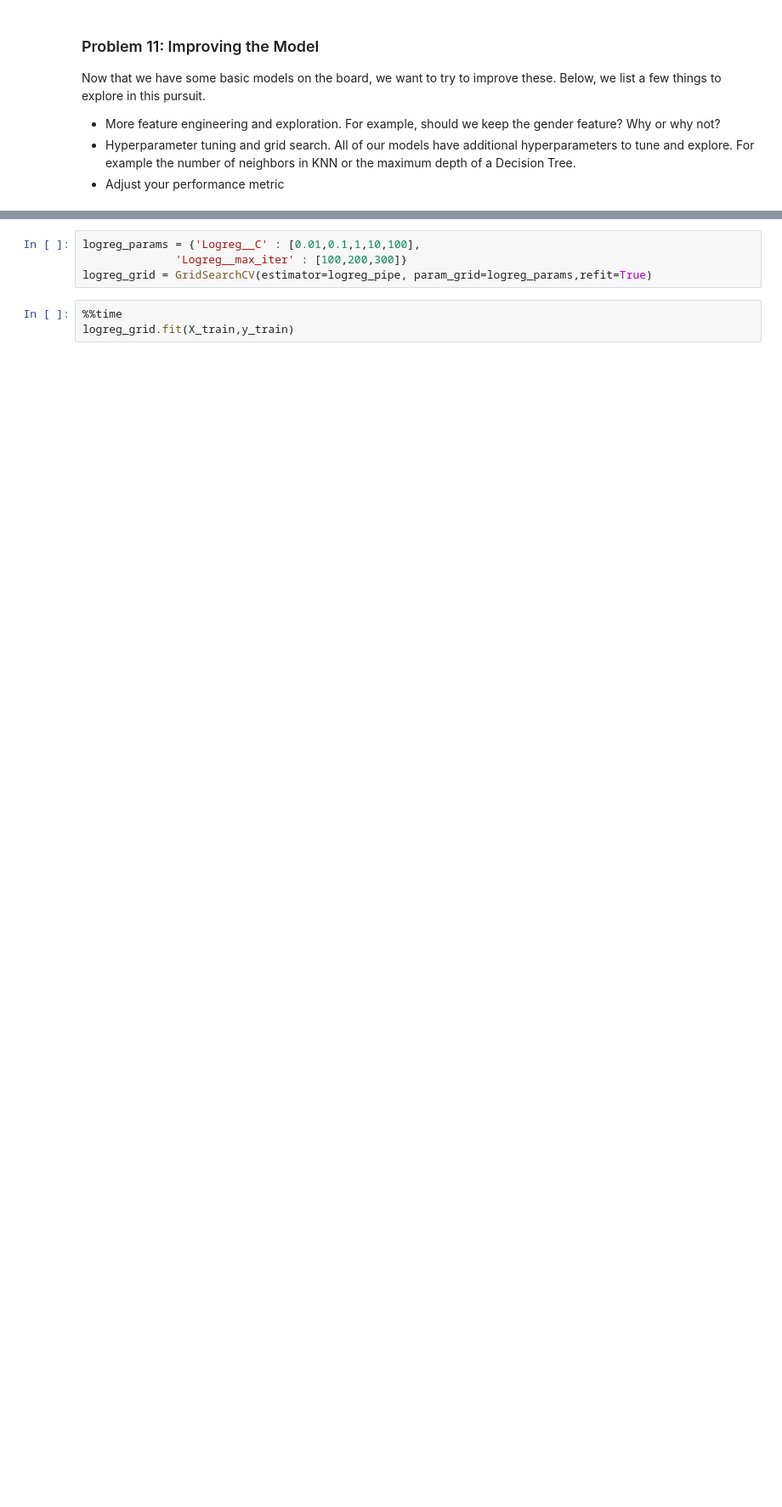
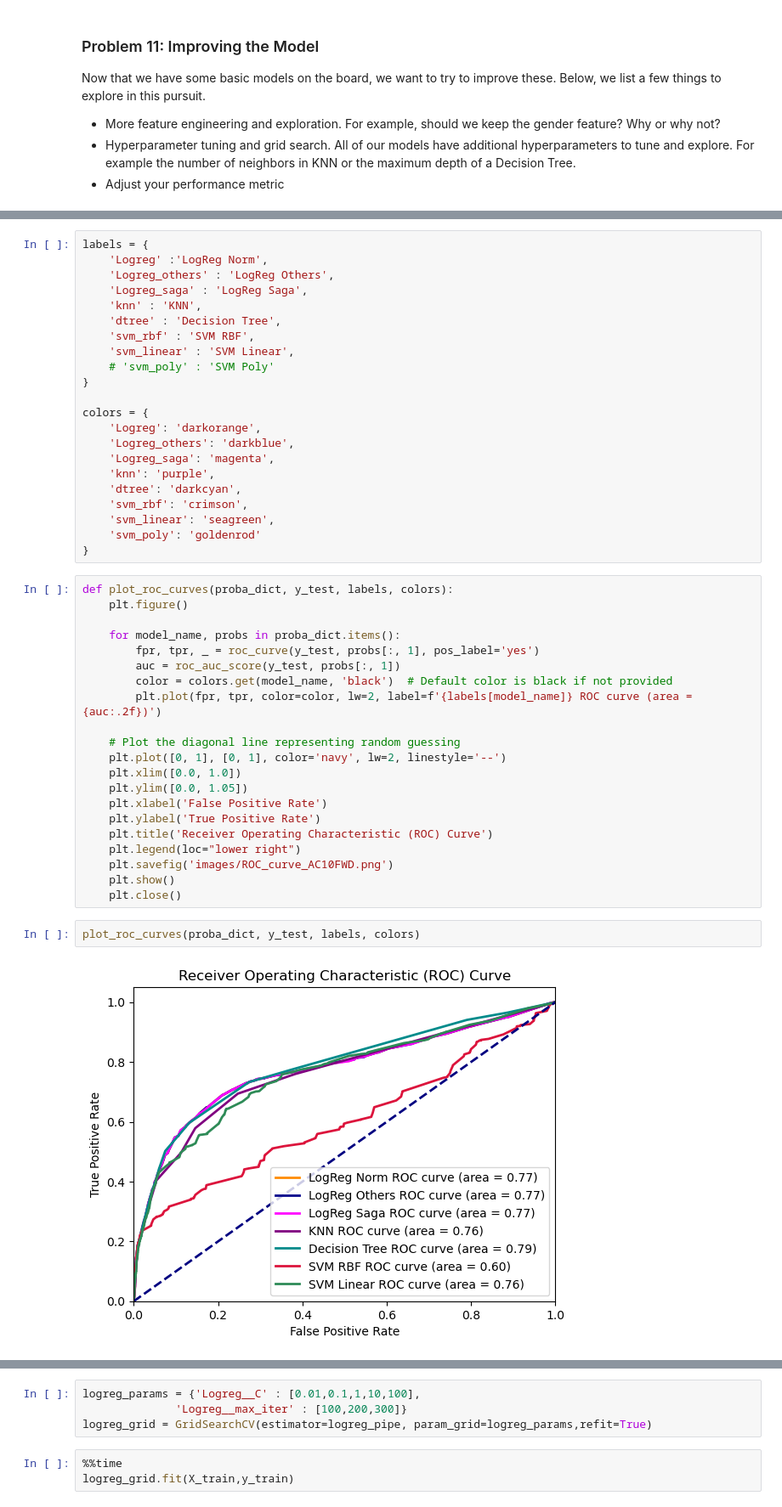
Before and after one commit to er-robins/Bank_Marketing_Campaign, a Jupyter notebook: Bank_Marketing_Campaign.ipynb, the cells around one changed output, grey strips where cells are left out. Shown: that part at 85% size. Saved outputs shown, nothing was run; the diff lists cells and outputs as text; blank space fills up the shorter version.

```diff
--- a/Bank_Marketing_Campaign.ipynb
+++ b/Bank_Marketing_Campaign.ipynb
@@ -366,0 +712,47 @@ param_grid =  {
+# %%
+labels = {
+    'Logreg' :'LogReg Norm',
+    'Logreg_others' : 'LogReg Others',
+    'Logreg_saga' : 'LogReg Saga',
+    'knn' : 'KNN',
+    'dtree' : 'Decision Tree',
+    'svm_rbf' : 'SVM RBF',
+    'svm_linear' : 'SVM Linear',
+    # 'svm_poly' : 'SVM Poly'
+}
+
+colors = {
+    'Logreg': 'darkorange',
+    'Logreg_others': 'darkblue',
+    'Logreg_saga': 'magenta',
+    'knn': 'purple',
+    'dtree': 'darkcyan',
+    'svm_rbf': 'crimson',
+    'svm_linear': 'seagreen',
+    'svm_poly': 'goldenrod'
+}
+# %%
+def plot_roc_curves(proba_dict, y_test, labels, colors):
+    plt.figure()
+
+    for model_name, probs in proba_dict.items():
+        fpr, tpr, _ = roc_curve(y_test, probs[:, 1], pos_label='yes')
+        auc = roc_auc_score(y_test, probs[:, 1])
+        color = colors.get(model_name, 'black')  # Default color is black if not provided
+        plt.plot(fpr, tpr, color=color, lw=2, label=f'{labels[model_name]} ROC curve (area = {auc:.2f})')
+
+    # Plot the diagonal line representing random guessing
+    plt.plot([0, 1], [0, 1], color='navy', lw=2, linestyle='--')
+    plt.xlim([0.0, 1.0])
+    plt.ylim([0.0, 1.05])
+    plt.xlabel('False Positive Rate')
+    plt.ylabel('True Positive Rate')
+    plt.title('Receiver Operating Characteristic (ROC) Curve')
+    plt.legend(loc="lower right")
+    plt.savefig('images/ROC_curve_AC10FWD.png')
+    plt.show()
+    plt.close()
+# %%
+plot_roc_curves(proba_dict, y_test, labels, colors)
+# %% [output]
+[figure, added]
```
Also changed, not shown: parts of 25 cells of this notebook, 34 other files.
